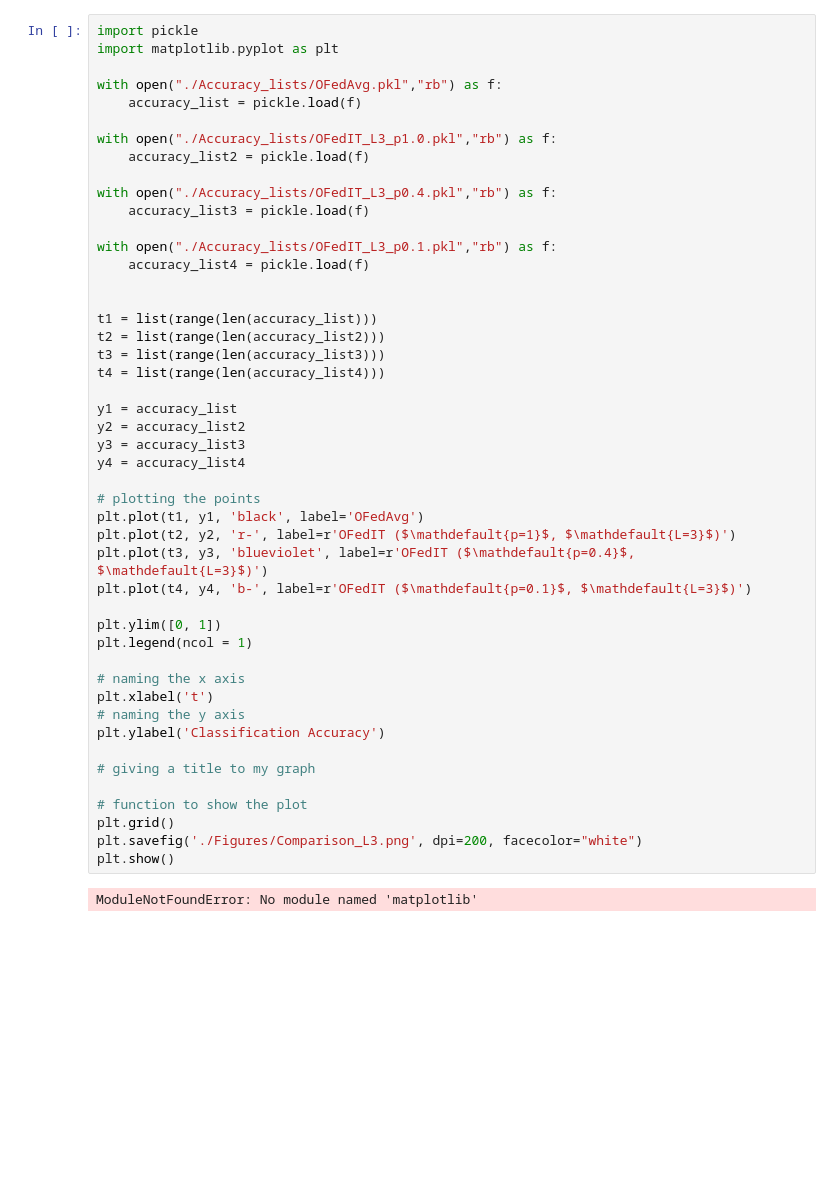
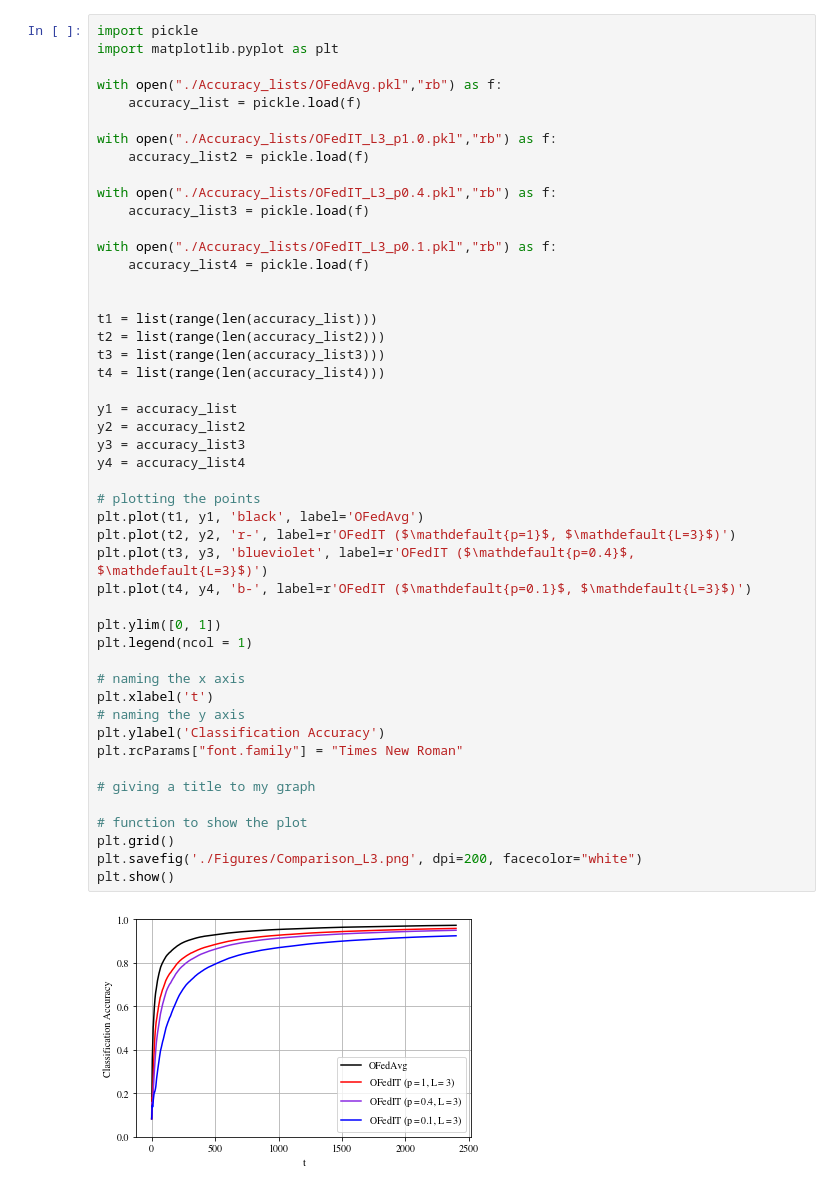
Before and after one commit to IISL-HYU/OFedIT, a Jupyter notebook: plot.ipynb, the cells around one changed output. Drawn from its saved outputs; the diff is of its cells as text; blank space fills up the shorter version.

```diff
--- a/plot.ipynb
+++ b/plot.ipynb
@@ -19,34 +19,35 @@ t1 = list(range(len(accuracy_list)))
 t2 = list(range(len(accuracy_list2)))
 t3 = list(range(len(accuracy_list3)))
 t4 = list(range(len(accuracy_list4)))
 
 y1 = accuracy_list
 y2 = accuracy_list2
 y3 = accuracy_list3
 y4 = accuracy_list4
 
 # plotting the points
 plt.plot(t1, y1, 'black', label='OFedAvg')
 plt.plot(t2, y2, 'r-', label=r'OFedIT ($\mathdefault{p=1}$, $\mathdefault{L=3}$)')
 plt.plot(t3, y3, 'blueviolet', label=r'OFedIT ($\mathdefault{p=0.4}$, $\mathdefault{L=3}$)')
 plt.plot(t4, y4, 'b-', label=r'OFedIT ($\mathdefault{p=0.1}$, $\mathdefault{L=3}$)')
 
 plt.ylim([0, 1])
 plt.legend(ncol = 1)
 
 # naming the x axis
 plt.xlabel('t')
 # naming the y axis
 plt.ylabel('Classification Accuracy')
+plt.rcParams["font.family"] = "Times New Roman"
 
 # giving a title to my graph
 
 # function to show the plot
 plt.grid()
 plt.savefig('./Figures/Comparison_L3.png', dpi=200, facecolor="white")
 plt.show()
 # %% [output]
-ModuleNotFoundError: No module named 'matplotlib'
+[figure, added]
 # %%
 import pickle
 import matplotlib.pyplot as plt
```
Also changed, not shown: parts of 1 cell of this notebook, 6 other files.
